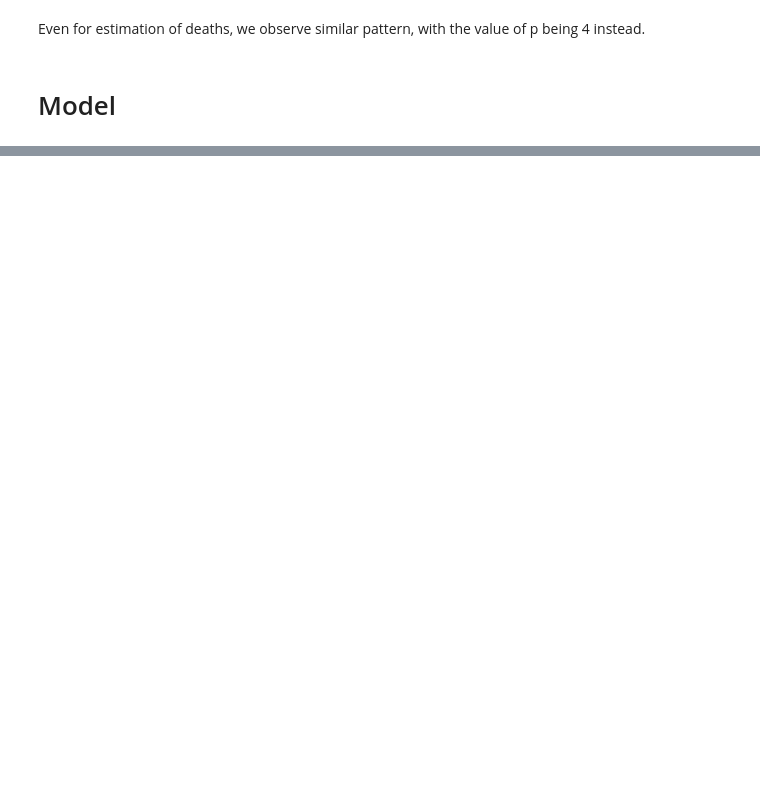
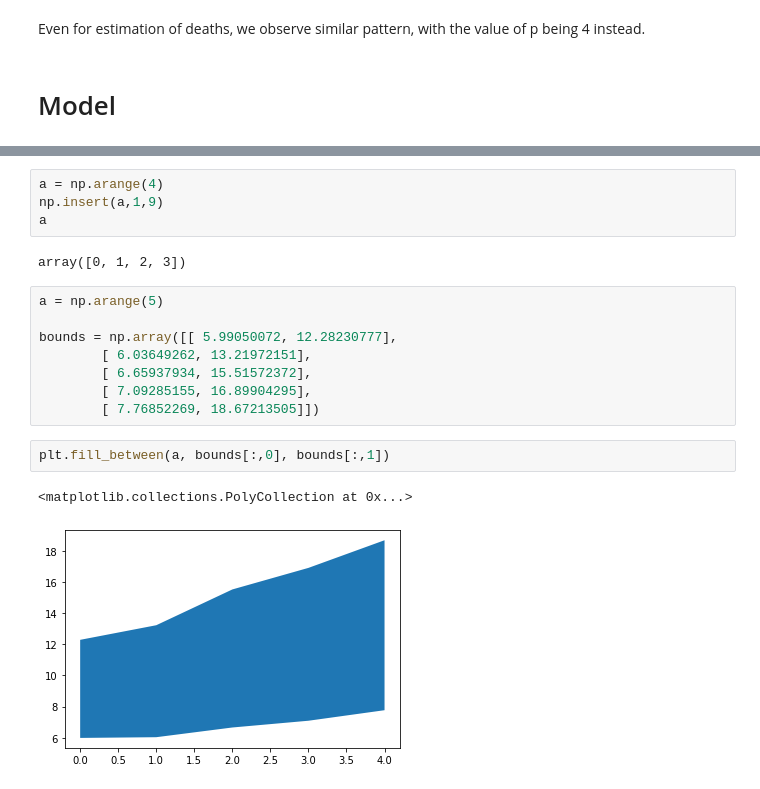
Before and after one commit to kmair/covid-usa, a Jupyter notebook: EDA.ipynb, the cells around one changed output, grey strips where cells are left out. Drawn from its saved outputs; the diff is of its cells as text; blank space fills up the shorter version.

```diff
--- a/EDA.ipynb
+++ b/EDA.ipynb
@@ -305,0 +402,19 @@ from statsmodels.tsa.arima.model import ARIMA
+# %%
+a = np.arange(4)
+np.insert(a,1,9)
+a
+# %% [output]
+array([0, 1, 2, 3])
+# %%
+a = np.arange(5)
+
+bounds = np.array([[ 5.99050072, 12.28230777],
+        [ 6.03649262, 13.21972151],
+        [ 6.65937934, 15.51572372],
+        [ 7.09285155, 16.89904295],
+        [ 7.76852269, 18.67213505]])
+# %%
+plt.fill_between(a, bounds[:,0], bounds[:,1])
+# %% [output]
+<matplotlib.collections.PolyCollection at 0x...>
+[figure, added]
```
Also changed, not shown: parts of 16 cells of this notebook.
